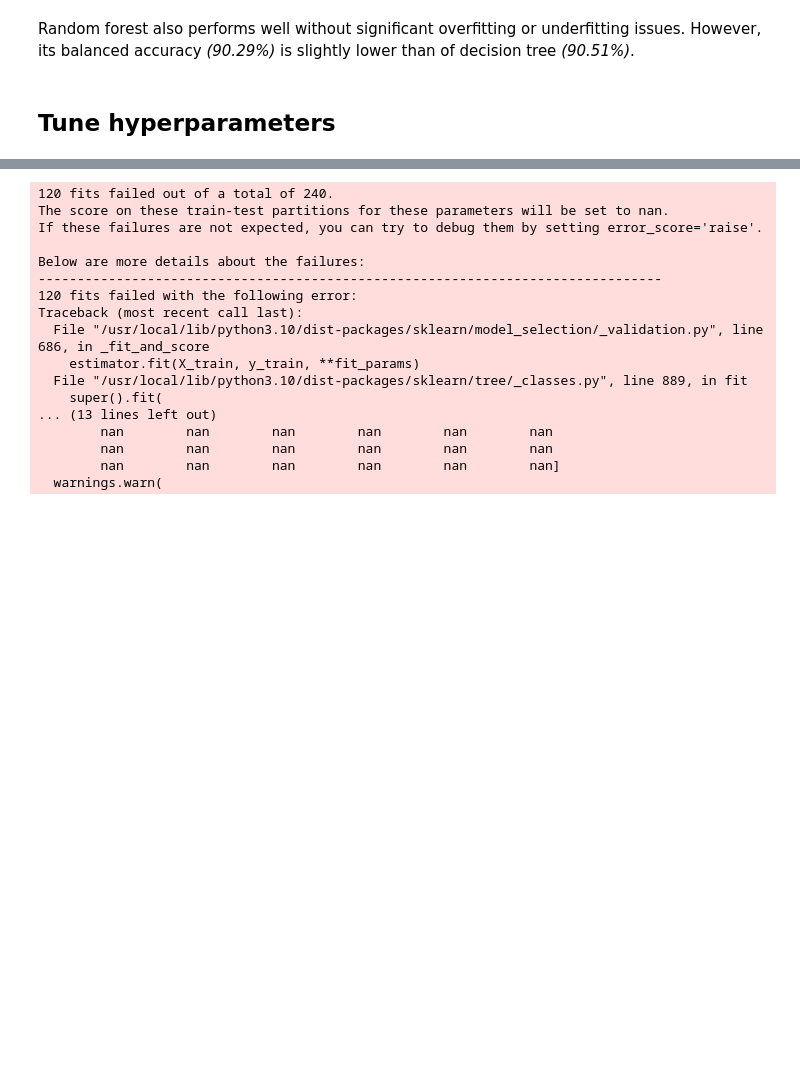
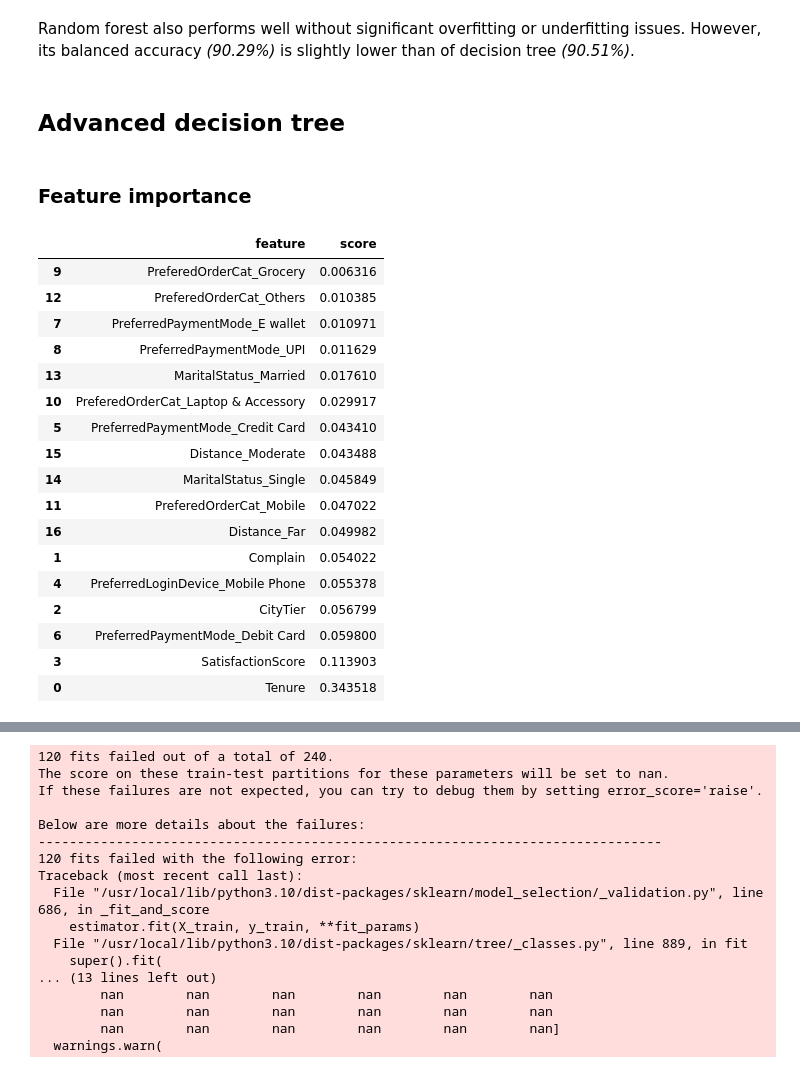
Before and after one commit to thanhtruchhh/Churn_Prediction, a Jupyter notebook: Churn_Prediction.ipynb, the cells around one changed output, grey strips where cells are left out. Drawn from its saved outputs; the diff is of its cells as text; code cells hidden in the pictures; blank space fills up the shorter version.

```diff
--- a/Churn_Prediction.ipynb
+++ b/Churn_Prediction.ipynb
@@ -537,5 +564,31 @@ evaluate_and_display_metrics(rf_clf, X_train, X_test, y_train, y_test)
 [figure]
 # %% [markdown]
 Random forest also performs well without significant overfitting or underfitting issues. However, its balanced accuracy *(90.29%)* is slightly lower than of decision tree *(90.51%)*.
-# %% [markdown]
-## Tune hyperparameters
+# %% [markdown]
+## Advanced decision tree
+# %% [markdown]
+### Feature importance
+# %%
+# Get feature importance
+scores = dec_clf.feature_importances_
+features = np.array(X_test.columns)
+importance = pd.DataFrame({'feature': features, 'score' : scores}).sort_values(by = 'score')
+# %% [output]
+|  | feature | score |
+| 9 | PreferedOrderCat_Grocery | 0.006316 |
+| 12 | PreferedOrderCat_Others | 0.010385 |
+| 7 | PreferredPaymentMode_E wallet | 0.010971 |
+| 8 | PreferredPaymentMode_UPI | 0.011629 |
+| 13 | MaritalStatus_Married | 0.017610 |
+| 10 | PreferedOrderCat_Laptop & Accessory | 0.029917 |
+| 5 | PreferredPaymentMode_Credit Card | 0.043410 |
+| 15 | Distance_Moderate | 0.043488 |
+| 14 | MaritalStatus_Single | 0.045849 |
+| 11 | PreferedOrderCat_Mobile | 0.047022 |
+| 16 | Distance_Far | 0.049982 |
+| 1 | Complain | 0.054022 |
+| 4 | PreferredLoginDevice_Mobile Phone | 0.055378 |
+| 2 | CityTier | 0.056799 |
+| 6 | PreferredPaymentMode_Debit Card | 0.059800 |
+| 3 | SatisfactionScore | 0.113903 |
+| 0 | Tenure | 0.343518 |
```
Also changed, not shown: parts of 26 cells of this notebook.
